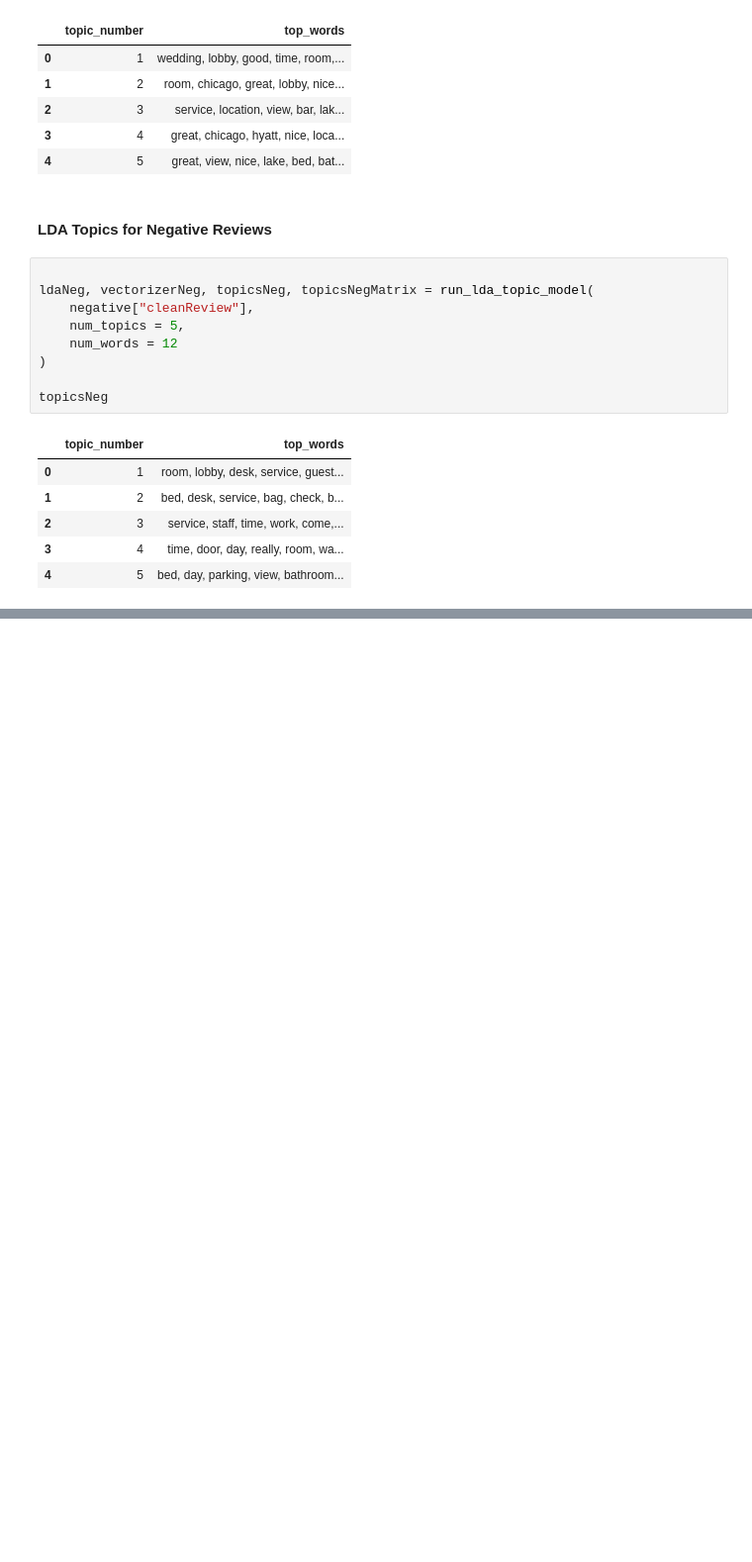
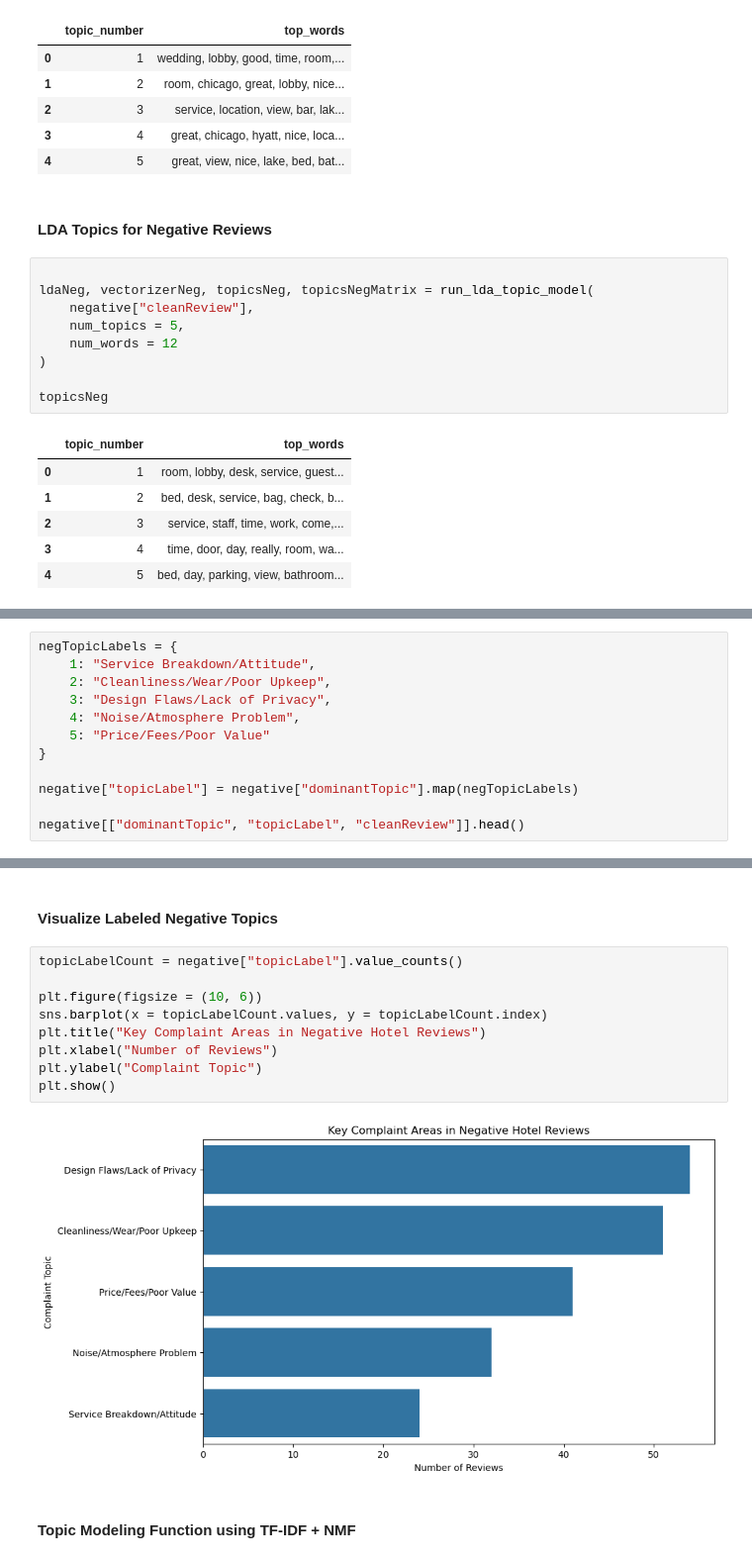
Before and after one commit to jtmcginley123/languageanalytics, a Jupyter notebook: Jackie/data-exploration.ipynb, the cells around one changed output, grey strips where cells are left out. Shown at 99% size. Cells and saved outputs as stored; diff of their text form; blank space fills up the shorter version.

```diff
--- a/Jackie/data-exploration.ipynb
+++ b/Jackie/data-exploration.ipynb
@@ -519,0 +560,12 @@ topicsNeg
+# %%
+negTopicLabels = {
+    1: "Service Breakdown/Attitude",
+    2: "Cleanliness/Wear/Poor Upkeep",
+    3: "Design Flaws/Lack of Privacy",
+    4: "Noise/Atmosphere Problem",
+    5: "Price/Fees/Poor Value"
+}
+
+negative["topicLabel"] = negative["dominantTopic"].map(negTopicLabels)
+
+negative[["dominantTopic", "topicLabel", "cleanReview"]].head()
@@ -519,0 +579,15 @@ topicsNeg
+# %% [markdown]
+#### Visualize Labeled Negative Topics
+# %%
+topicLabelCount = negative["topicLabel"].value_counts()
+
+plt.figure(figsize = (10, 6))
+sns.barplot(x = topicLabelCount.values, y = topicLabelCount.index)
+plt.title("Key Complaint Areas in Negative Hotel Reviews")
+plt.xlabel("Number of Reviews")
+plt.ylabel("Complaint Topic")
+plt.show()
+# %% [output]
+[figure, added]
+# %% [markdown]
+#### Topic Modeling Function using TF-IDF + NMF
```
Also changed, not shown: parts of 47 cells of this notebook, 8 other files.
